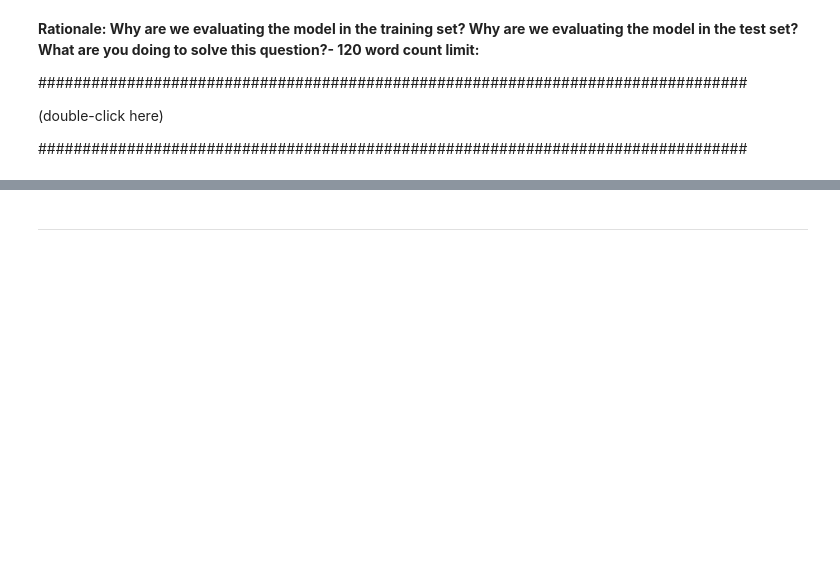
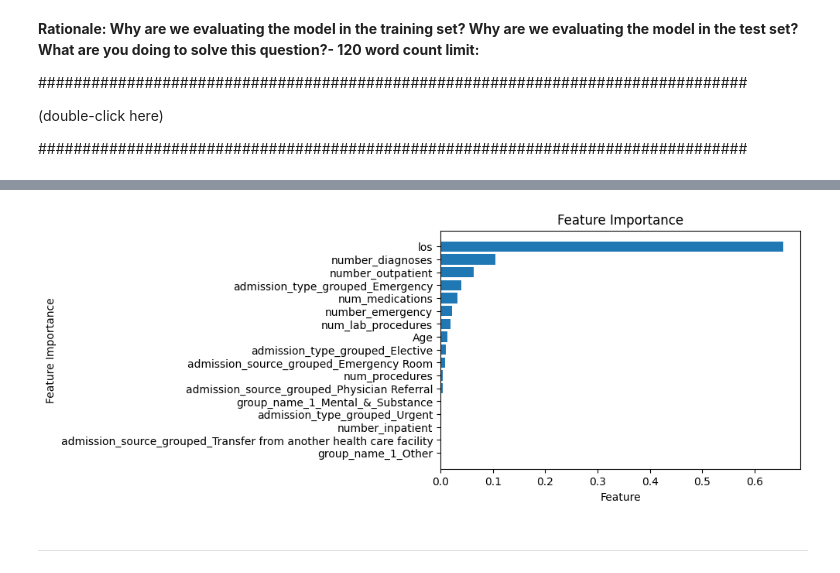
Before and after one commit to IvanaDeng/GitPrac, a Jupyter notebook: FA_NamesSurnames.ipynb, the cells around one changed output, grey strips where cells are left out. Saved outputs shown, nothing was run; the diff lists cells and outputs as text; code cells hidden in the pictures; blank space fills up the shorter version.

```diff
--- a/FA_NamesSurnames.ipynb
+++ b/FA_NamesSurnames.ipynb
@@ -606,3 +701,30 @@ Other hyper-parameters:
+# %%
+# Factor importance
+import numpy as np
+def plot_feature_importances(model):
+    plt.rcParams["figure.figsize"] = (6,4)
+    #locate indices of the features with feature importance greater than 0.01. Sort descending
+    indices = np.argsort(model.best_estimator_.feature_importances_)
+    indices = indices[-17:]
+
+    # Rearrange feature names so they match the sorted feature importances
+    columns_name = [X.columns[i] for i in indices]
+
+    #extract the number of features that have non-zero feature importance
+    n_features = X.iloc[:,indices].shape[1]
+
+    # Create plot
+    plt.figure()
+    plt.title("Feature Importance")
+    plt.xlabel("Feature")
+    plt.ylabel("Feature Importance")
+    plt.barh(range(n_features), model.best_estimator_.feature_importances_[indices])
+    plt.yticks(range(n_features), columns_name)
+    plt.show()
+# %%
+plot_feature_importances(grid_search_rf)
+# %% [output]
+[figure, added]
 # %% [markdown]
 
 
```
Also changed, not shown: parts of 14 cells of this notebook.
